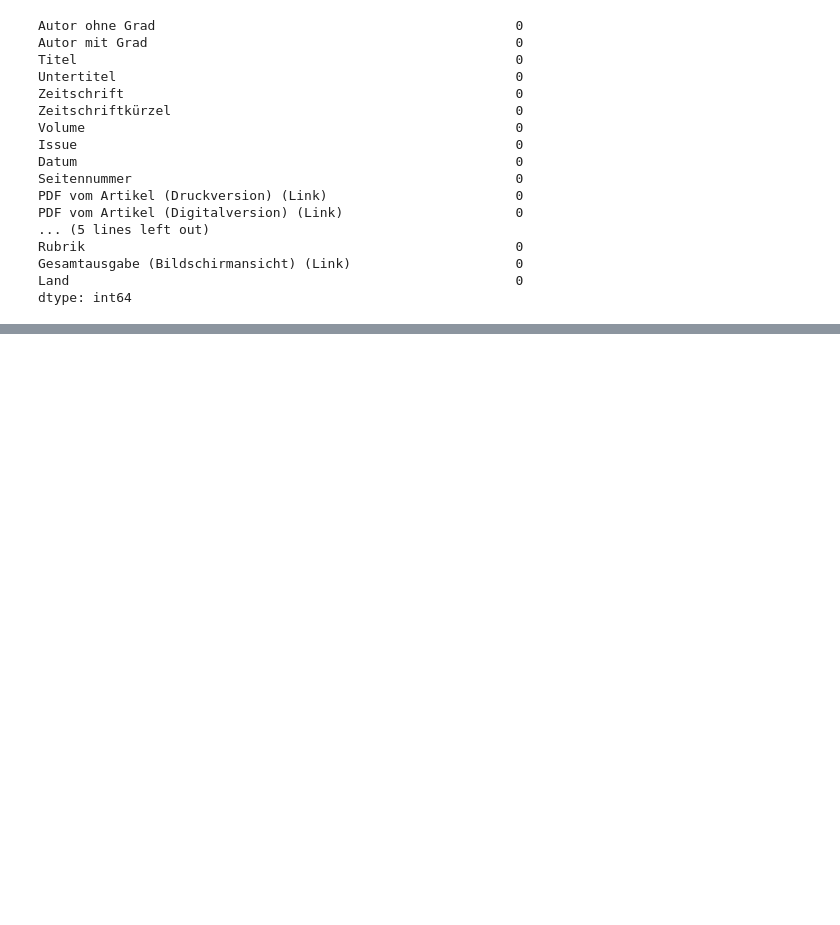
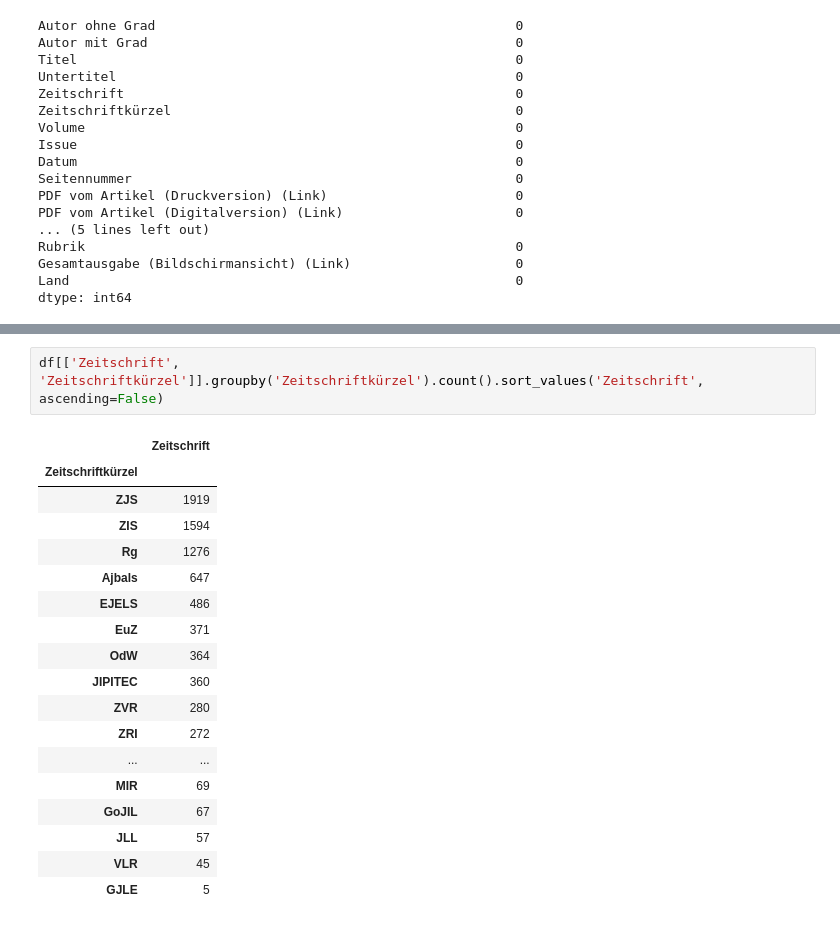
Before and after one commit to Moritzz00/Datavisualization_Project, a Jupyter notebook: clean_up.ipynb, the cells around one changed output, grey strips where cells are left out. Saved outputs shown, nothing was run; the diff lists cells and outputs as text; blank space fills up the shorter version.

```diff
--- a/clean_up.ipynb
+++ b/clean_up.ipynb
@@ -198,0 +260,21 @@ dtype: int64
+# %%
+df[['Zeitschrift', 'Zeitschriftkürzel']].groupby('Zeitschriftkürzel').count().sort_values('Zeitschrift', ascending=False)
+# %% [output]
+|  | Zeitschrift |
+| Zeitschriftkürzel |  |
+| ZJS | 1919 |
+| ZIS | 1594 |
+| Rg | 1276 |
+| Ajbals | 647 |
+| EJELS | 486 |
+| EuZ | 371 |
+| OdW | 364 |
+| JIPITEC | 360 |
+| ZVR | 280 |
+| ZRI | 272 |
+| ... | ... |
+| MIR | 69 |
+| GoJIL | 67 |
+| JLL | 57 |
+| VLR | 45 |
+| GJLE | 5 |
```
Also changed, not shown: parts of 4 cells of this notebook, 1 other file.
